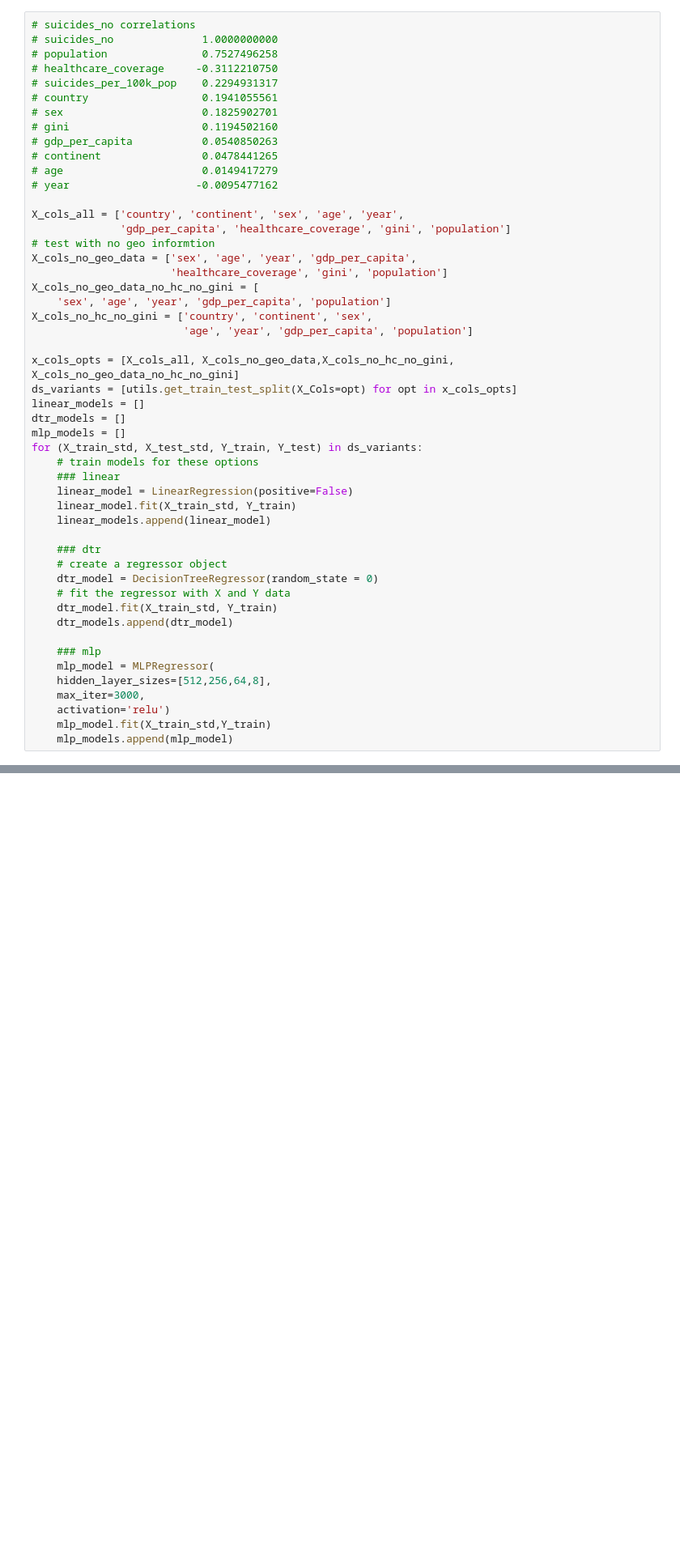
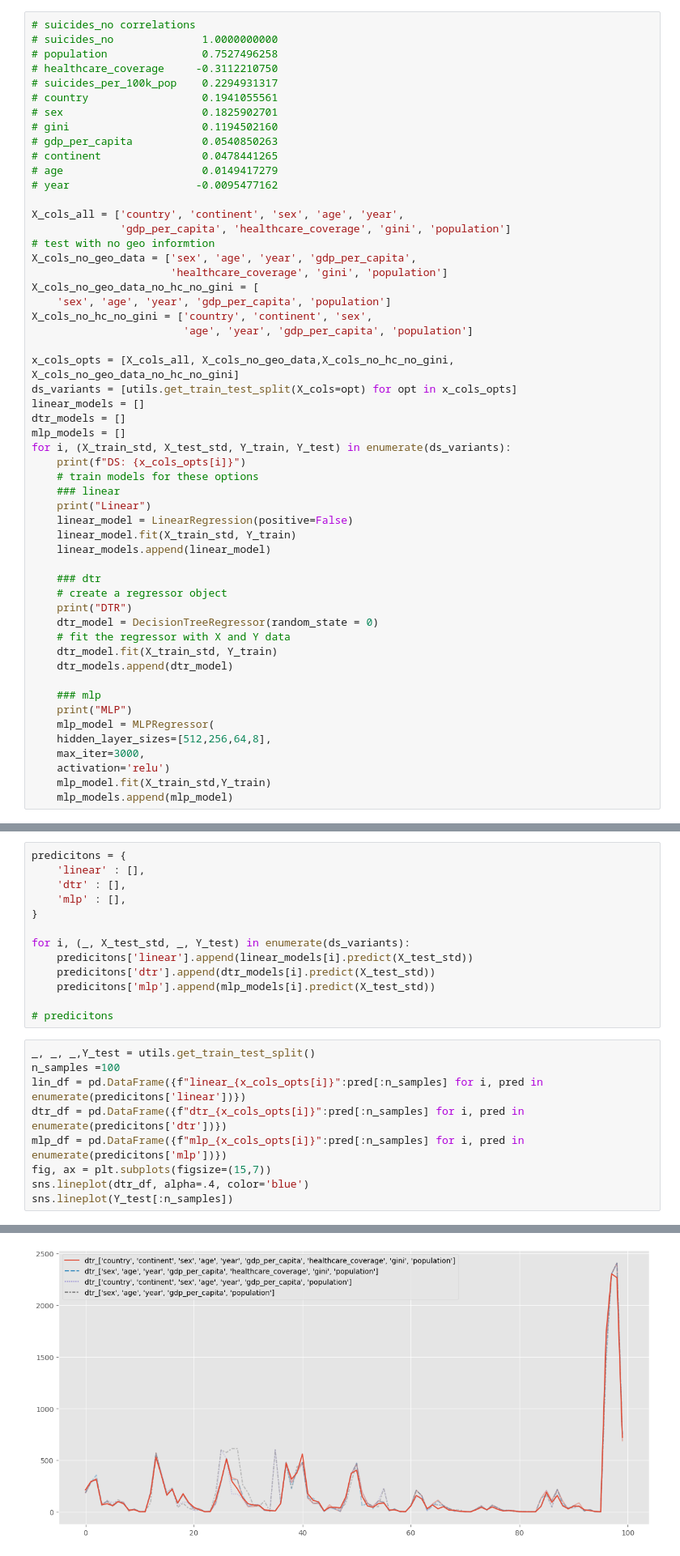
Before and after one commit to MarcelRosier/bdp_project, a Jupyter notebook: mental_health/compare_features.ipynb, the cells around one changed output, grey strips where cells are left out. Shown at 81% size. Drawn from its saved outputs; the diff is of its cells as text; blank space fills up the shorter version.

```diff
--- a/mental_health/compare_features.ipynb
+++ b/mental_health/compare_features.ipynb
@@ -36,25 +36,29 @@ X_cols_no_hc_no_gini = ['country', 'continent', 'sex',
                         'age', 'year', 'gdp_per_capita', 'population']
 
 x_cols_opts = [X_cols_all, X_cols_no_geo_data,X_cols_no_hc_no_gini, X_cols_no_geo_data_no_hc_no_gini]
-ds_variants = [utils.get_train_test_split(X_Cols=opt) for opt in x_cols_opts]
+ds_variants = [utils.get_train_test_split(X_cols=opt) for opt in x_cols_opts]
 linear_models = []
 dtr_models = []
 mlp_models = []
-for (X_train_std, X_test_std, Y_train, Y_test) in ds_variants:
+for i, (X_train_std, X_test_std, Y_train, Y_test) in enumerate(ds_variants):
+    print(f"DS: {x_cols_opts[i]}")
     # train models for these options
     ### linear
+    print("Linear")
     linear_model = LinearRegression(positive=False)
     linear_model.fit(X_train_std, Y_train)
     linear_models.append(linear_model)
 
     ### dtr
     # create a regressor object
+    print("DTR")
     dtr_model = DecisionTreeRegressor(random_state = 0)
     # fit the regressor with X and Y data
     dtr_model.fit(X_train_std, Y_train)
     dtr_models.append(dtr_model)
 
     ### mlp
+    print("MLP")
     mlp_model = MLPRegressor(
     hidden_layer_sizes=[512,256,64,8],
     max_iter=3000,
@@ -63,0 +85,23 @@ for (X_train_std, X_test_std, Y_train, Y_test) in ds_variants:
+# %%
+predicitons = {
+    'linear' : [],
+    'dtr' : [],
+    'mlp' : [],
+}
+
+for i, (_, X_test_std, _, Y_test) in enumerate(ds_variants):
+    predicitons['linear'].append(linear_models[i].predict(X_test_std))
+    predicitons['dtr'].append(dtr_models[i].predict(X_test_std))
+    predicitons['mlp'].append(mlp_models[i].predict(X_test_std))
+
+# predicitons
+# %%
+_, _, _,Y_test = utils.get_train_test_split()
+n_samples =100
+lin_df = pd.DataFrame({f"linear_{x_cols_opts[i]}":pred[:n_samples] for i, pred in enumerate(predicitons['linear'])})
+dtr_df = pd.DataFrame({f"dtr_{x_cols_opts[i]}":pred[:n_samples] for i, pred in enumerate(predicitons['dtr'])})
+mlp_df = pd.DataFrame({f"mlp_{x_cols_opts[i]}":pred[:n_samples] for i, pred in enumerate(predicitons['mlp'])})
+fig, ax = plt.subplots(figsize=(15,7))
+sns.lineplot(dtr_df, alpha=.4, color='blue')
+sns.lineplot(Y_test[:n_samples])
+# %% [output]
@@ -63,0 +109 @@ for (X_train_std, X_test_std, Y_train, Y_test) in ds_variants:
+[figure, added]
```
Also changed, not shown: parts of 5 cells of this notebook, 2 other files.
